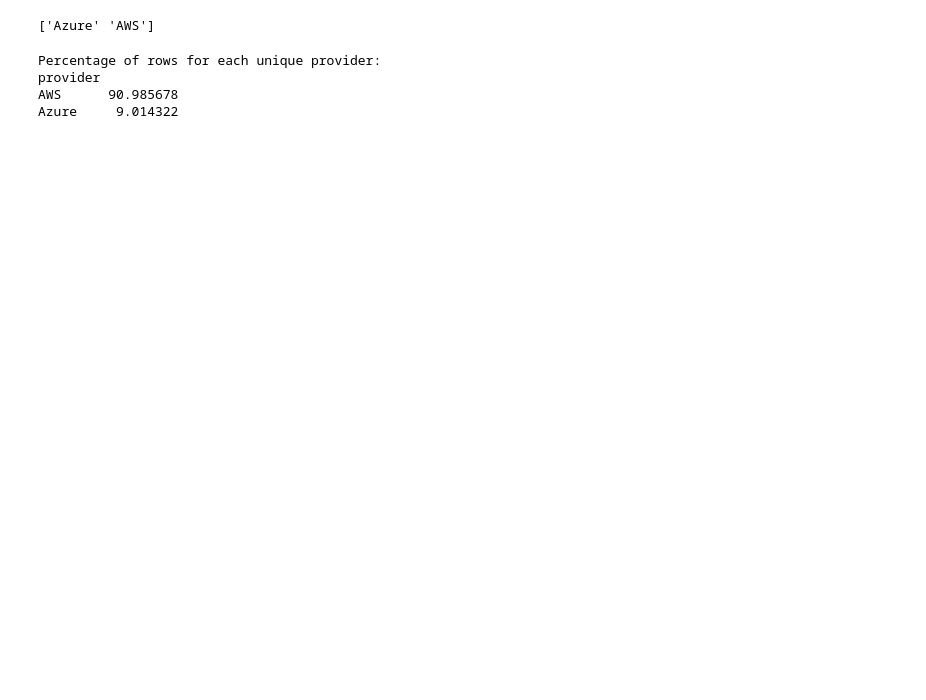
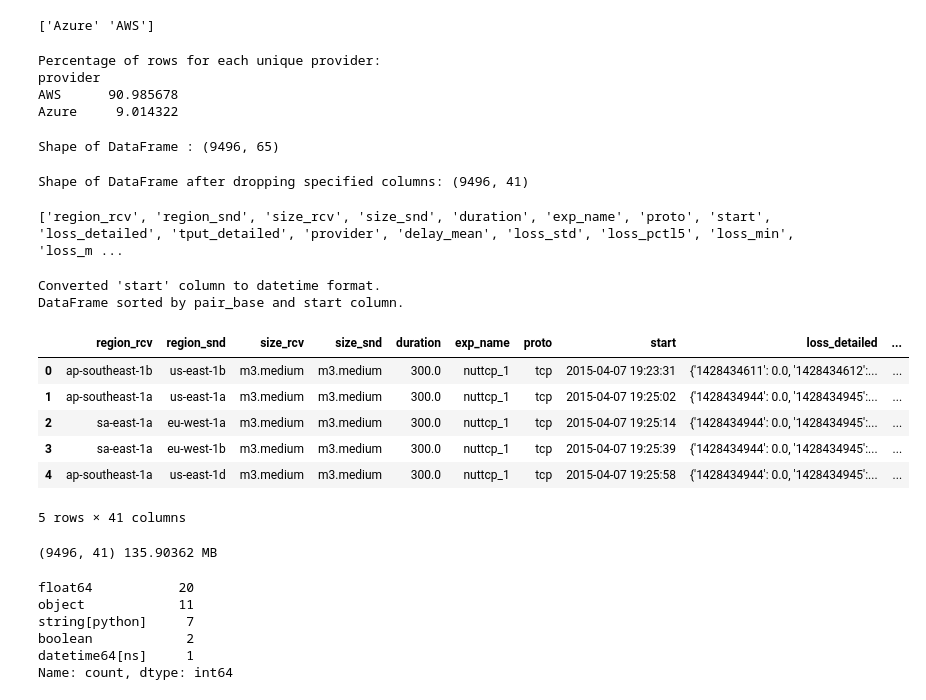
Before and after one commit to Nehaharish98/MLOPs_Master_Thesis, a Jupyter notebook: notebooks/EDA&FE.ipynb, the cells around one changed output. Saved outputs shown, nothing was run; the diff lists cells and outputs as text; code cells hidden in the pictures; blank space fills up the shorter version.

```diff
--- a/notebooks/EDA&FE.ipynb
+++ b/notebooks/EDA&FE.ipynb
@@ -597,3 +577,79 @@ Percentage of rows for each unique provider:
 provider
 AWS      90.985678
 Azure     9.014322
+# %%
+print(f"Shape of DataFrame : {df.shape}")
+# %% [output]
+Shape of DataFrame : (9496, 65)
+# %%
+columns_to_drop_patterns = [
+    "info_rcv_ip_", "info_snd_ip_", "info_rcv_port", "info_snd_port",
+    "info_rcv_exp_name", "info_snd_exp_name",
+    "info_rcv_start_time", "info_snd_start_time",
+    "info_rcv_tool", "info_snd_tool",
+    "info_rcv_protocol", "info_snd_protocol",
+    "info_rcv_granularity", "info_snd_granularity",
+    "info_rcv_target_bwd", "info_snd_target_bwd", "route_"
+]
+
+columns_to_drop = []
+for col in df.columns:
+    for pattern in columns_to_drop_patterns:
+        if pattern.endswith('_') and col.startswith(pattern): # Handle prefixes
+            columns_to_drop.append(col)
+            break # Found a match for this column, move to next
+        elif col == pattern: # Handle exact matches
+            columns_to_drop.append(col)
+            break # Found a match for this column, move to next
+
+# Ensure only unique columns are in the list to drop
+columns_to_drop = list(set(columns_to_drop))
+
+# Drop the identified columns
+df.drop(columns=columns_to_drop, inplace=True, errors='ignore')
+
+print(f"Shape of DataFrame after dropping specified columns: {df.shape}")
+# %% [output]
+Shape of DataFrame after dropping specified columns: (9496, 41)
+# %%
+print(df.columns.tolist())
+# %% [output]
+['region_rcv', 'region_snd', 'size_rcv', 'size_snd', 'duration', 'exp_name', 'proto', 'start', 'loss_detailed', 'tput_detailed', 'provider', 'delay_mean', 'loss_std', 'loss_pctl5', 'loss_min', 'loss_m ...
+# %%
+import pandas as pd
+
+# Convert 'start' column from Unix timestamp to datetime format
+df['start'] = pd.to_datetime(df['start'], unit='s')
+print("Converted 'start' column to datetime format.")
+
+# Define the columns for sorting
+sort_cols = ['pair_base', 'start']
+
+# Sort the DataFrame and reset the index
+df = df.sort_values(by=sort_cols).reset_index(drop=True)
+
+print("DataFrame sorted by pair_base and start column.")
+display(df.head())
+# %% [output]
+Converted 'start' column to datetime format.
+DataFrame sorted by pair_base and start column.
+|  | region_rcv | region_snd | size_rcv | size_snd | duration | exp_name | proto | start | loss_detailed | ... |
+| 0 | ap-southeast-1b | us-east-1b | m3.medium | m3.medium | 300.0 | nuttcp_1 | tcp | 2015-04-07 19:23:31 | {'1428434611': 0.0, '1428434612':... | ... |
+| 1 | ap-southeast-1a | us-east-1a | m3.medium | m3.medium | 300.0 | nuttcp_1 | tcp | 2015-04-07 19:25:02 | {'1428434944': 0.0, '1428434945':... | ... |
+| 2 | sa-east-1a | eu-west-1a | m3.medium | m3.medium | 300.0 | nuttcp_1 | tcp | 2015-04-07 19:25:14 | {'1428434944': 0.0, '1428434945':... | ... |
+| 3 | sa-east-1a | eu-west-1b | m3.medium | m3.medium | 300.0 | nuttcp_1 | tcp | 2015-04-07 19:25:39 | {'1428434944': 0.0, '1428434945':... | ... |
+| 4 | ap-southeast-1a | us-east-1d | m3.medium | m3.medium | 300.0 | nuttcp_1 | tcp | 2015-04-07 19:25:58 | {'1428434944': 0.0, '1428434945':... | ... |
+5 rows × 41 columns
+# %%
+print(df.shape, df.memory_usage(deep=True).sum()/1e6, 'MB')
+# %% [output]
+(9496, 41) 135.90362 MB
+# %%
+print(df.dtypes.value_counts())
+# %% [output]
+float64           20
+object            11
+string[python]     7
+boolean            2
+datetime64[ns]     1
+Name: count, dtype: int64
```
Also changed, not shown: parts of 27 cells of this notebook, 35 other files.
